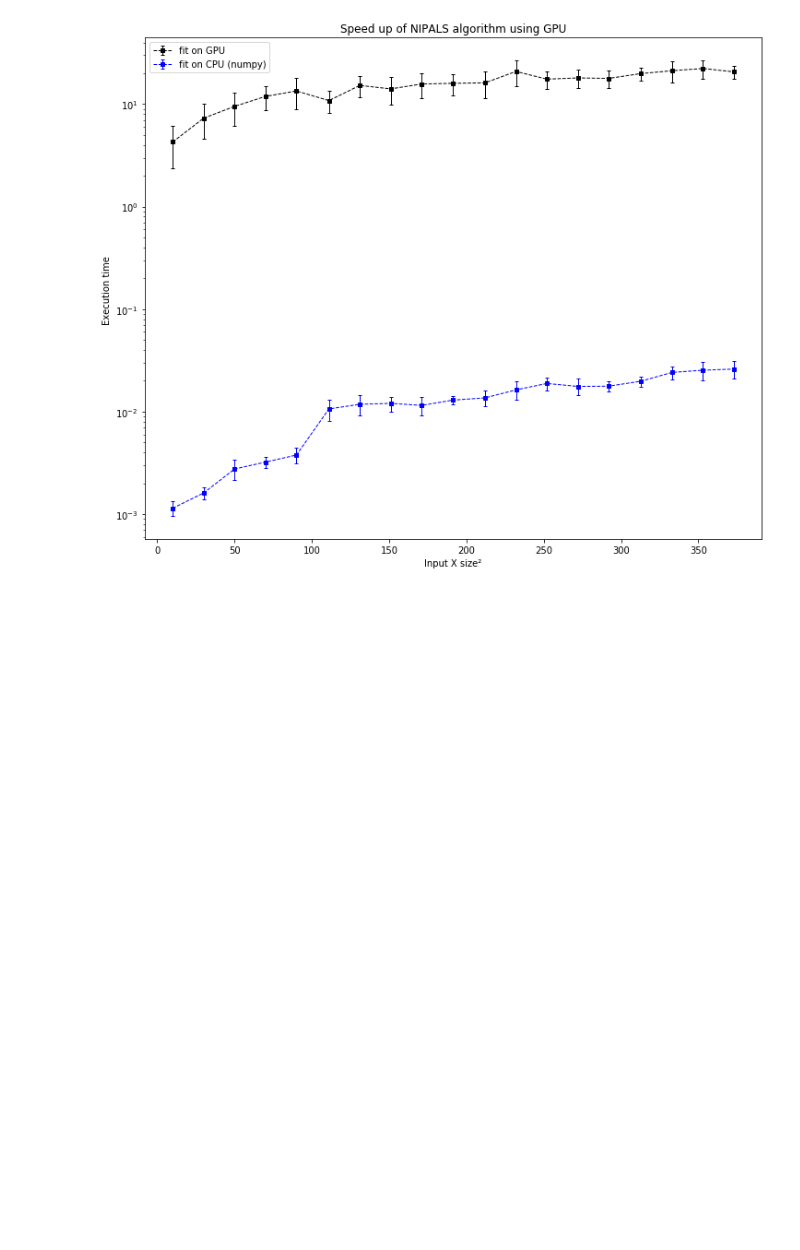
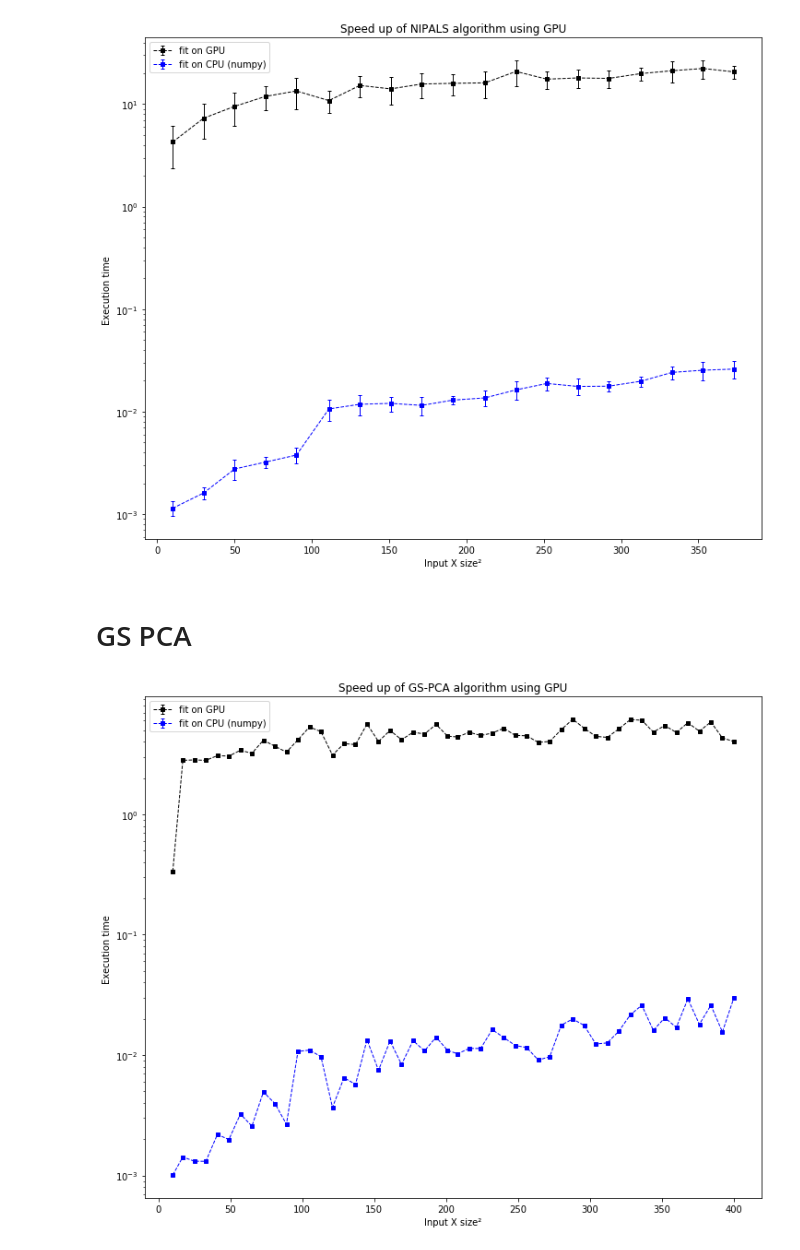
Before and after one commit to AmineDiro/GPU_NIPALS_GS_PCA, a Jupyter notebook: speed_up_test.ipynb, the cells around one changed output. Saved outputs shown, nothing was run; the diff lists cells and outputs as text; code cells hidden in the pictures; blank space fills up the shorter version.

Commit message:
speedup test jupyter

```diff
--- a/speed_up_test.ipynb
+++ b/speed_up_test.ipynb
@@ -77,3 +69,5 @@ plt.legend()
 plt.savefig('speedup.png')
 # %% [output]
 [figure]
+# %% [markdown]
+# GS PCA
@@ -79,0 +90,5 @@ plt.savefig('speedup.png')
+# %%
+N_ITER = 10
+MIN_SIZE = 400
+MAX_SIZE = 1000
+n_components = 2
@@ -79,0 +124,19 @@ plt.savefig('speedup.png')
+# %%
+plt.figure(figsize=(12,10))
+plt.errorbar(x= res.index,y=res.mean_time_gpu, yerr=res.std_time_gpu,
+            marker='s', capsize=2,color='black', markersize=4, linewidth=1, linestyle='--',
+            label='fit on GPU')
+
+plt.errorbar(x= res.index,y=res.mean_time_cpu, yerr=res.std_time_cpu,
+            marker='s', capsize=2,color='blue', markersize=4, linewidth=1, linestyle='--',
+            label='fit on CPU (numpy)')
+
+
+plt.ylabel("Execution time ")
+plt.xlabel("Input X size²")
+plt.yscale('log')
+plt.title('Speed up of GS-PCA algorithm using GPU')
+plt.legend()
+plt.savefig('speedup_GSPCA_400_1000.png')
+# %% [output]
+[figure, added]
```
Also changed, not shown: parts of 4 cells of this notebook.
